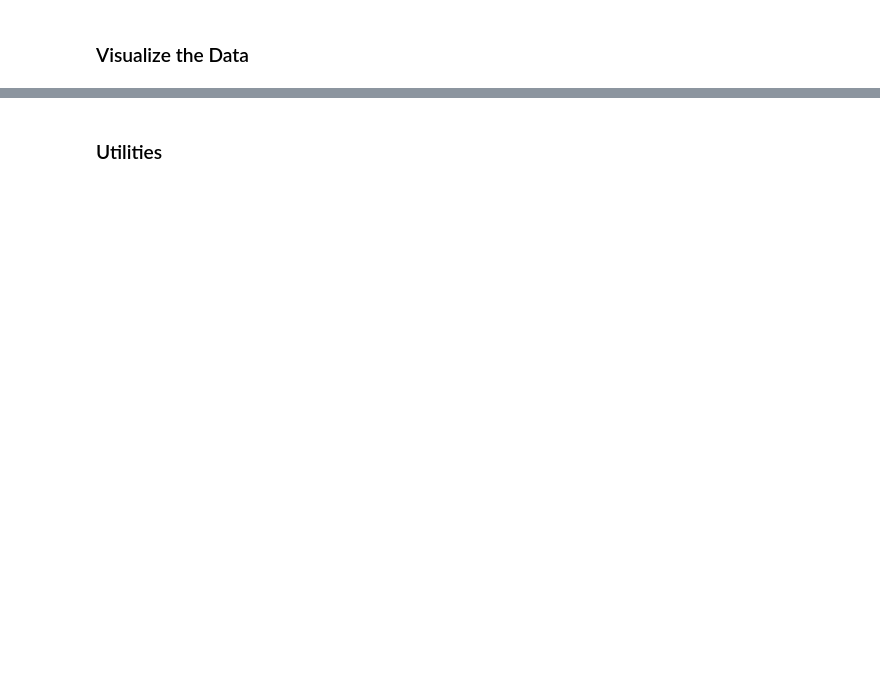
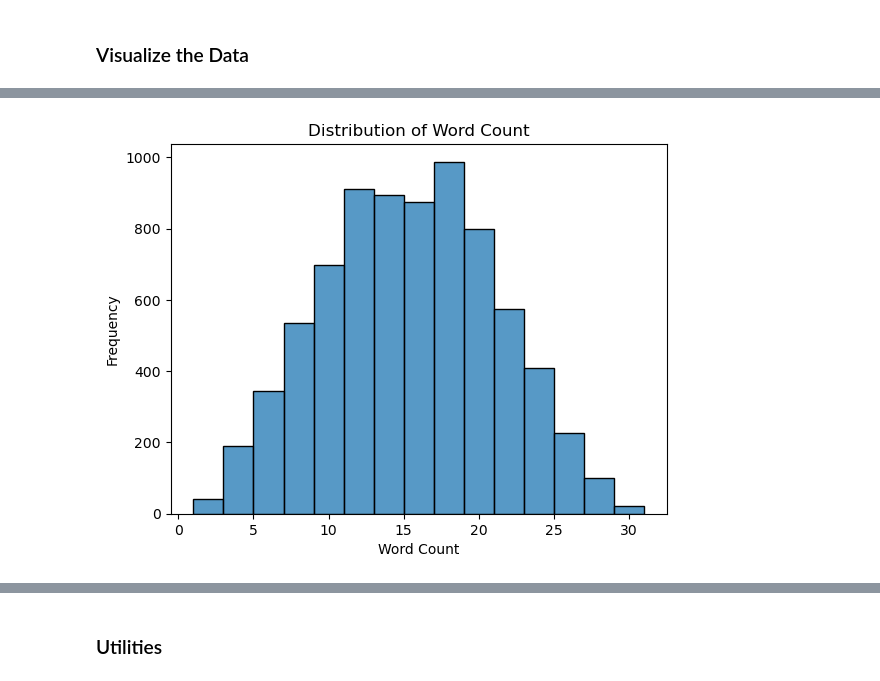
Before and after one commit to EnergizeStatistics/csca5642week4, a Jupyter notebook: week4.ipynb, the cells around one changed output, grey strips where cells are left out. Cells and saved outputs as stored; diff of their text form; code cells hidden in the pictures; blank space fills up the shorter version.

```diff
--- a/week4.ipynb
+++ b/week4.ipynb
@@ -94,0 +135,5 @@ Name: proportion, dtype: float64
+# %%
+# Count the number of words in each sample
+word_count = train_orig['text'].apply(lambda x: len(x.split()))
+print('Distribution of word count')
+word_count.describe()
@@ -105,3 +161,13 @@ plt.show()
+# %%
+# Plot a histogram of the distribution of word count
+sns.histplot(word_count, bins=15)
+plt.title('Distribution of Word Count')
+plt.xlabel('Word Count')
+plt.ylabel('Frequency')
+# plt.grid(True)
+plt.show()
+# %% [output]
+[figure, added]
 # %% [markdown]
 ## Analysis plan
 
```
Also changed, not shown: parts of 28 cells of this notebook, 1 other file.
